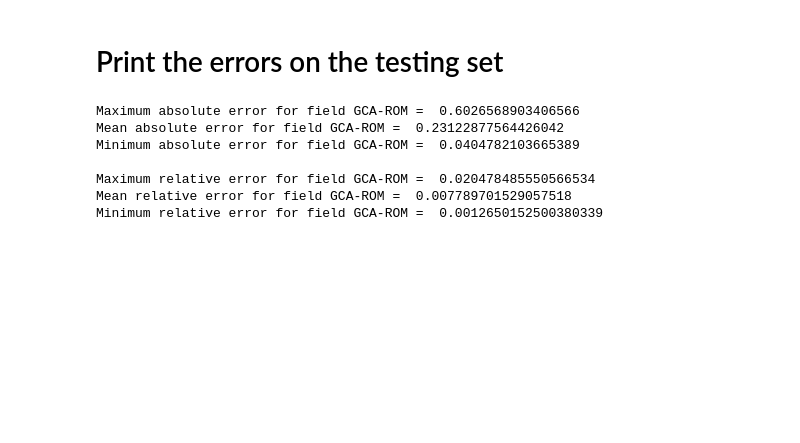
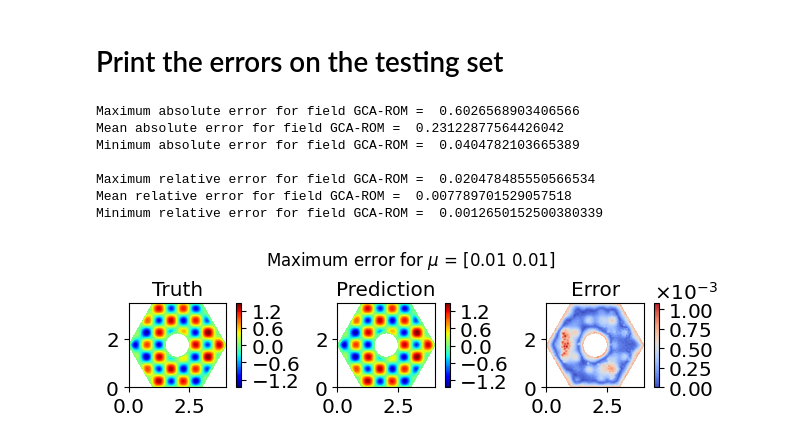
Before and after one commit to fpichi/gca-rom, a Jupyter notebook: notebook/01_poisson.ipynb, the cells around one changed output. Cells and saved outputs as stored; diff of their text form; code cells hidden in the pictures; blank space fills up the shorter version.

```diff
--- a/notebook/01_poisson.ipynb
+++ b/notebook/01_poisson.ipynb
@@ -142,14 +141,19 @@ results_test, _, _ = testing.evaluate(VAR_test, model, val_loader, params, Hyper
 # %% [markdown]
 # Print the errors on the testing set
 # %%
+results_test, _, _ = testing.evaluate(VAR_test, model, val_loader, params, HyperParams, test_trajectories)
+
 error_abs, norm = error.compute_error(results_test, VAR_test, scaler_test, HyperParams)
 error.print_error(error_abs, norm, vars)
 error.save_error(error_abs, norm, HyperParams, vars)
+
+plotting.plot_comparison_fields(results, VAR_all, scaler_all, HyperParams, dataset, xyz, params)
 # %% [output]
 Maximum absolute error for field GCA-ROM =  0.6026568903406566
 Mean absolute error for field GCA-ROM =  0.23122877564426042
 Minimum absolute error for field GCA-ROM =  0.0404782103665389
 
 Maximum relative error for field GCA-ROM =  0.020478485550566534
 Mean relative error for field GCA-ROM =  0.007789701529057518
 Minimum relative error for field GCA-ROM =  0.0012650152500380339
+[figure, added]
```
Also changed, not shown: parts of 3 cells of this notebook.
